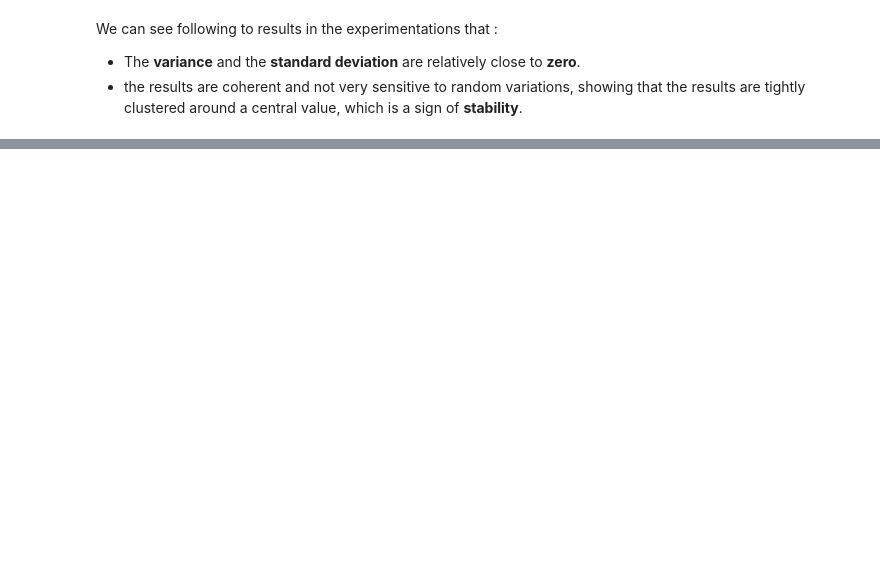
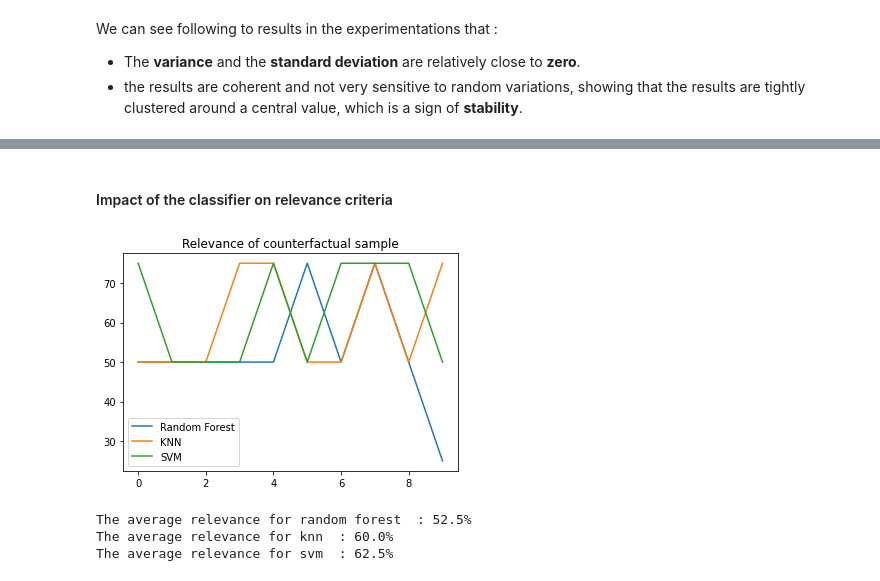
Before and after one commit to AmineYK/Explainable-Artificial-Intelligence, a Jupyter notebook: growing_sphere.ipynb, the cells around one changed output, grey strips where cells are left out. Saved outputs shown, nothing was run; the diff lists cells and outputs as text; code cells hidden in the pictures; blank space fills up the shorter version.

```diff
--- a/growing_sphere.ipynb
+++ b/growing_sphere.ipynb
@@ -235,7 +244,7 @@ eta_s = [ 5 , 10 , 15]
 #### Study of the stability
 # %%
 # init
-sample = samples[0]
+sample = samples[1]
 enemies = []
 
 liste_std = []
@@ -248,7 +257,7 @@ for model,eta in zip(models,eta_s):
         # growing sphere - sphere generation
         enemy = algorithme_gs_generation(model,sample,eta,n_samples=10)
         # growing sphere - features selection
-        enemy_star = algorithme_gs_feature_selection(model,sample,enemy)
+        enemy_star, _  = algorithme_gs_feature_selection(model,sample,enemy)
 
         enemies.append(enemy_star)
 
@@ -272,15 +281,3 @@ The average variance : 0.3324424565850341
 We can see following to results in the experimentations that :
 - The **variance** and the **standard deviation** are relatively close to **zero**.
 - the results are coherent and not very sensitive to random variations, showing that the results are tightly clustered around a central value, which is a sign of **stability**.
-# %%
-# growing sphere - sphere generation
-enemy = algorithme_gs_generation(model,sample,eta,n_samples=10,seed=seed)
-# growing sphere - features selection
-enemy_star = algorithme_gs_feature_selection(model,sample,enemy)
-
-plot_decision_boundary(X_train, y_train, rd_model,sample,enemy_star,"contrefactual after feature selection")
-
-
-rele = relevance(model,sample,enemy_star,True)
-
-print(f"Relevance rate  : {rele}%")
@@ -291,0 +284,33 @@ L'échantillon ne suit pas la même distribution que les données d'entraînemen
+# %% [markdown]
+#### Impact of the classifier on relevance criteria
+# %%
+samples = [X_train[0] , X_train[23] ,X_train[10] , X_train[45] ,X_train[96]]
+relevances=  [[],[],[]]
+eta = 5
+
+for sample in X_train[:10]:
+
+    for i in range(3):
+
+        # growing sphere - sphere generation
+        enemy = algorithme_gs_generation(models[i],sample,eta,n_samples=10)
+        # growing sphere - features selection
+        enemy_star, _ = algorithme_gs_feature_selection(models[i],sample,enemy)
+
+        relevances[i].append(relevance(models[i],sample,enemy_star,False))
+
+plt.plot(relevances[0])
+plt.plot(relevances[1])
+plt.plot(relevances[2])
+plt.legend(["Random Forest","KNN","SVM"])
+plt.title("Relevance of counterfactual sample")
+plt.show()
+
+print(f"The average relevance for random forest  : {np.mean(relevances[0])}%")
+print(f"The average relevance for knn  : {np.mean(relevances[1])}%")
+print(f"The average relevance for svm  : {np.mean(relevances[2])}%")
+# %% [output]
+[figure, added]
+The average relevance for random forest  : 52.5%
+The average relevance for knn  : 60.0%
+The average relevance for svm  : 62.5%
```
Also changed, not shown: parts of 27 cells of this notebook.
